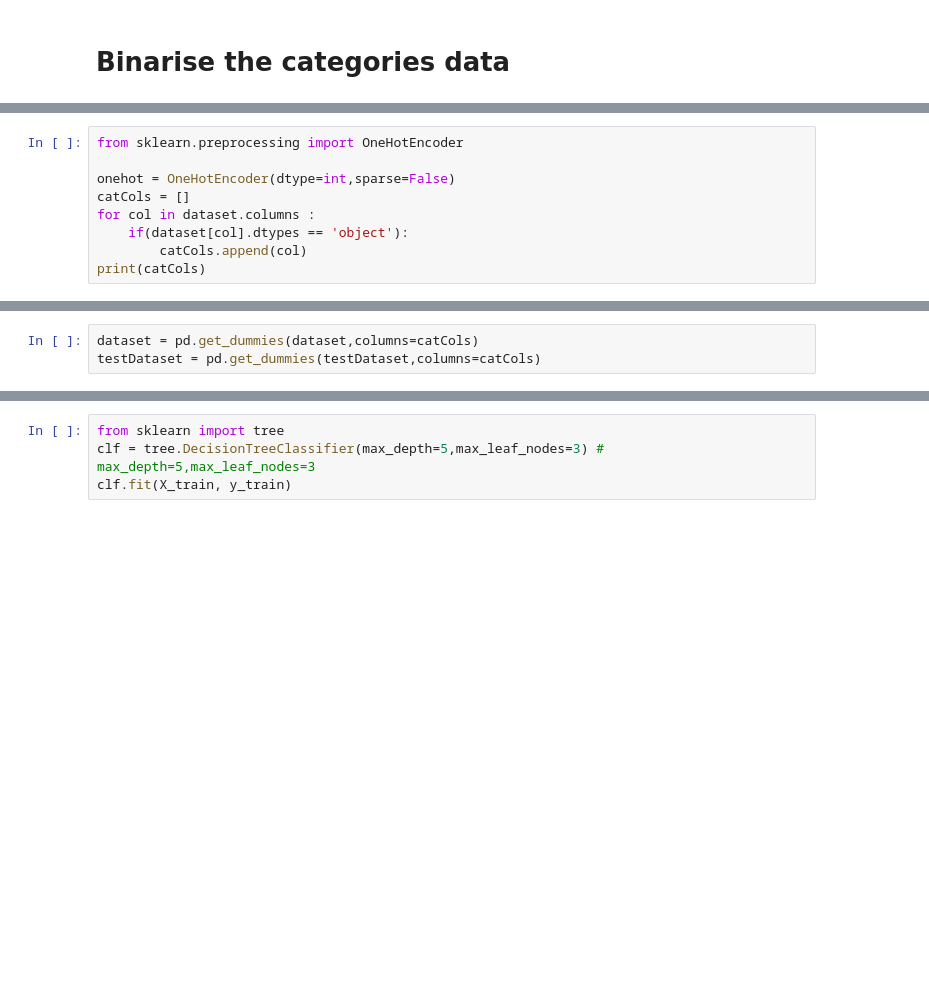
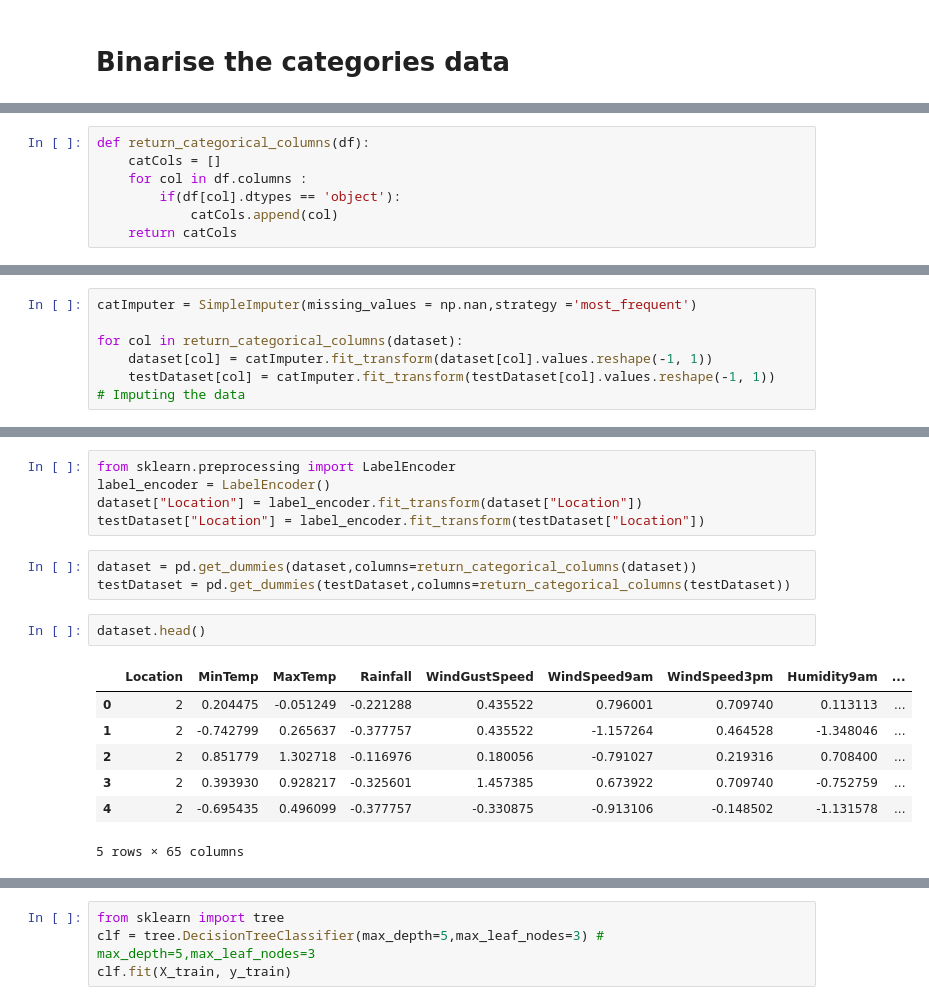
Before and after one commit to huukhang1512/utsDataAnal, a Jupyter notebook: ass3/analyse.ipynb, the cells around one changed output, grey strips where cells are left out. Saved outputs shown, nothing was run; the diff lists cells and outputs as text; blank space fills up the shorter version.

```diff
--- a/ass3/analyse.ipynb
+++ b/ass3/analyse.ipynb
@@ -220,9 +298,7 @@ testDataset.head()
 # %%
-from sklearn.preprocessing import OneHotEncoder
-
-onehot = OneHotEncoder(dtype=int,sparse=False)
-catCols = []
-for col in dataset.columns :
-    if(dataset[col].dtypes == 'object'):
-        catCols.append(col)
-print(catCols)
+def return_categorical_columns(df):
+    catCols = []
+    for col in df.columns :
+        if(df[col].dtypes == 'object'):
+            catCols.append(col)
+    return catCols
@@ -230,0 +309,7 @@ print(catCols)
+# %%
+catImputer = SimpleImputer(missing_values = np.nan,strategy ='most_frequent')
+
+for col in return_categorical_columns(dataset):
+    dataset[col] = catImputer.fit_transform(dataset[col].values.reshape(-1, 1))
+    testDataset[col] = catImputer.fit_transform(testDataset[col].values.reshape(-1, 1))
+# Imputing the data
@@ -231,3 +359,18 @@ print(catCols)
+# %%
+from sklearn.preprocessing import LabelEncoder
+label_encoder = LabelEncoder()
+dataset["Location"] = label_encoder.fit_transform(dataset["Location"])
+testDataset["Location"] = label_encoder.fit_transform(testDataset["Location"])
 # %%
-dataset = pd.get_dummies(dataset,columns=catCols)
-testDataset = pd.get_dummies(testDataset,columns=catCols)
+dataset = pd.get_dummies(dataset,columns=return_categorical_columns(dataset))
+testDataset = pd.get_dummies(testDataset,columns=return_categorical_columns(testDataset))
+# %%
+dataset.head()
+# %% [output]
+|  | Location | MinTemp | MaxTemp | Rainfall | WindGustSpeed | WindSpeed9am | WindSpeed3pm | Humidity9am | ... |
+| 0 | 2 | 0.204475 | -0.051249 | -0.221288 | 0.435522 | 0.796001 | 0.709740 | 0.113113 | ... |
+| 1 | 2 | -0.742799 | 0.265637 | -0.377757 | 0.435522 | -1.157264 | 0.464528 | -1.348046 | ... |
+| 2 | 2 | 0.851779 | 1.302718 | -0.116976 | 0.180056 | -0.791027 | 0.219316 | 0.708400 | ... |
+| 3 | 2 | 0.393930 | 0.928217 | -0.325601 | 1.457385 | 0.673922 | 0.709740 | -0.752759 | ... |
+| 4 | 2 | -0.695435 | 0.496099 | -0.377757 | -0.330875 | -0.913106 | -0.148502 | -1.131578 | ... |
+5 rows × 65 columns
```
Also changed, not shown: parts of 48 cells of this notebook, 1 other file.
